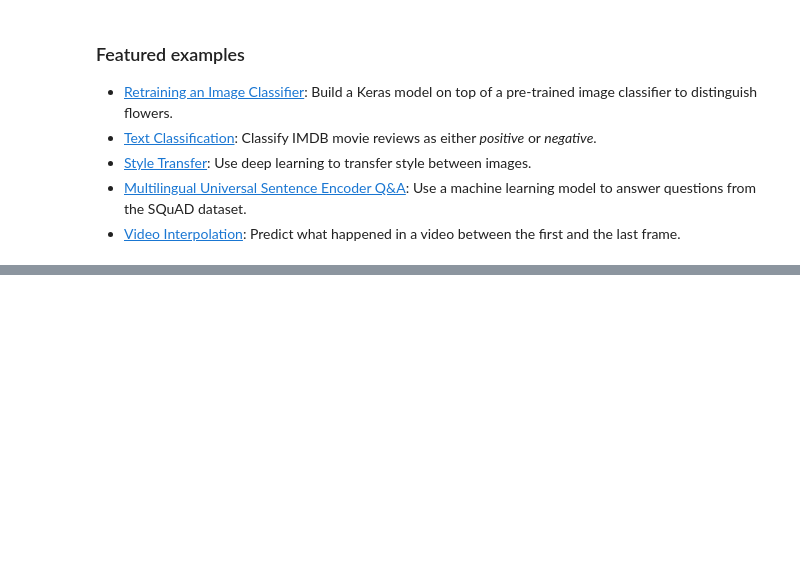
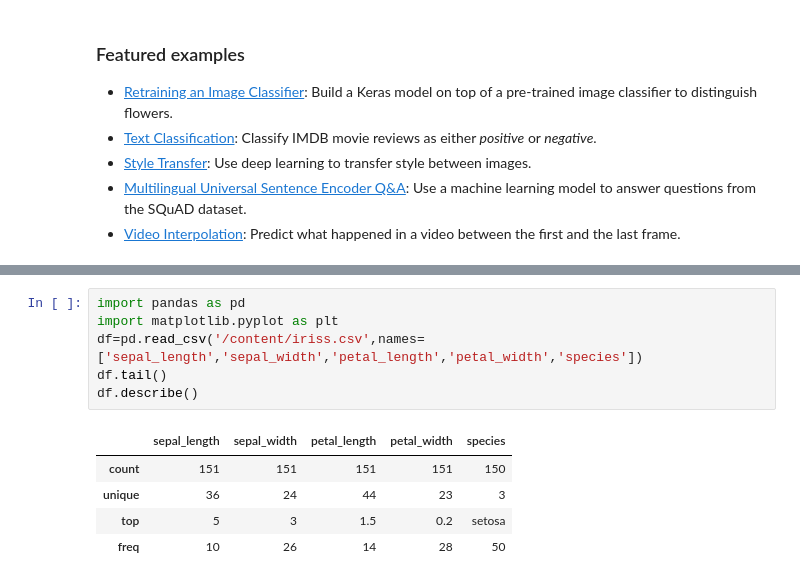
Before and after one commit to samarthkerur08/repo2, a Jupyter notebook: Welcome_To_Colab.ipynb, the cells around one changed output, grey strips where cells are left out. Drawn from its saved outputs; the diff is of its cells as text; blank space fills up the shorter version.

```diff
--- a/Welcome_To_Colab.ipynb
+++ b/Welcome_To_Colab.ipynb
@@ -223,0 +229,12 @@ plt.show()
+# %%
+import pandas as pd
+import matplotlib.pyplot as plt
+df=pd.read_csv('/content/iriss.csv',names=['sepal_length','sepal_width','petal_length','petal_width','species'])
+df.tail()
+df.describe()
+# %% [output]
+|  | sepal_length | sepal_width | petal_length | petal_width | species |
+| count | 151 | 151 | 151 | 151 | 150 |
+| unique | 36 | 24 | 44 | 23 | 3 |
+| top | 5 | 3 | 1.5 | 0.2 | setosa |
+| freq | 10 | 26 | 14 | 28 | 50 |
```
Also changed, not shown: parts of 7 cells of this notebook.
